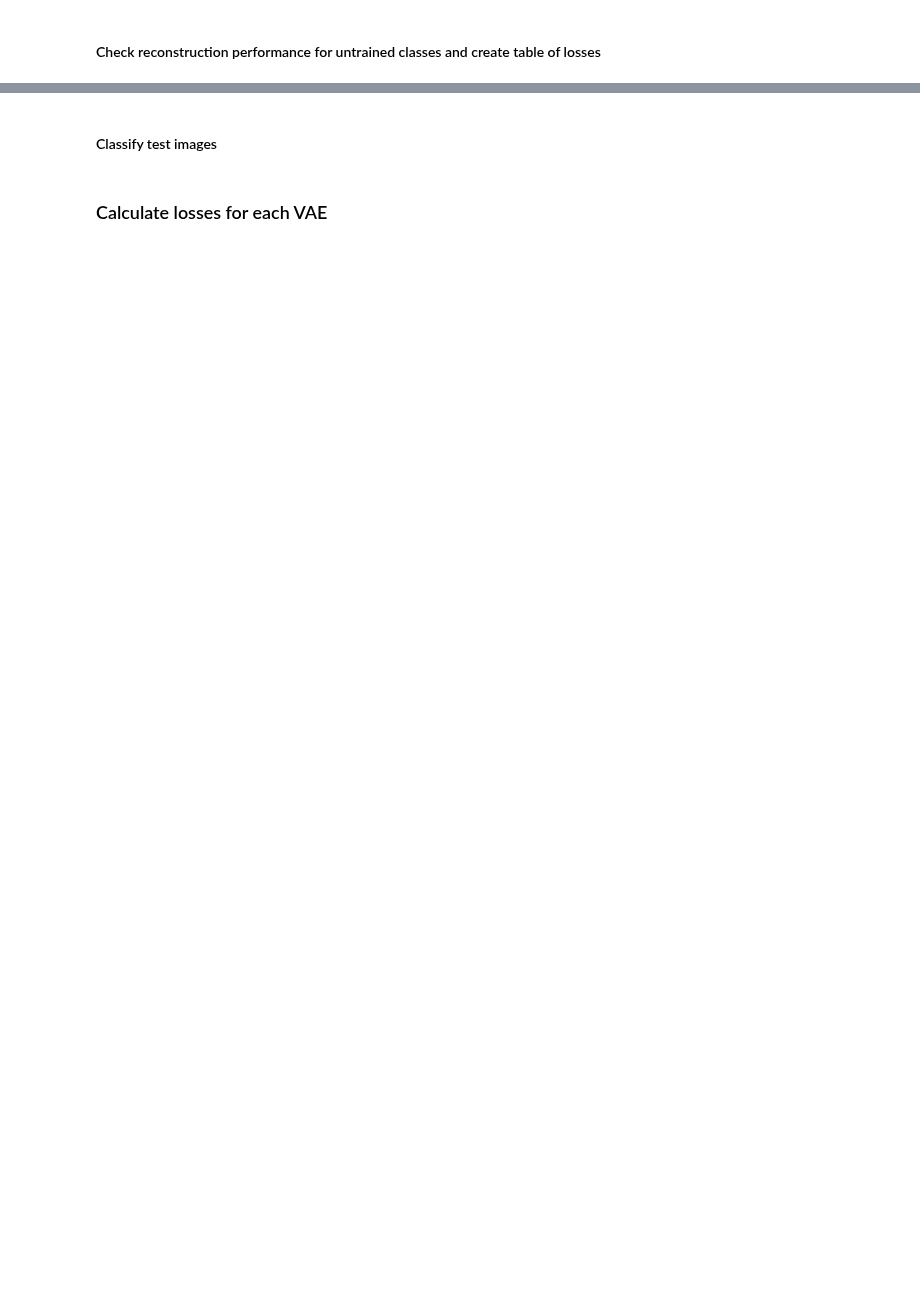
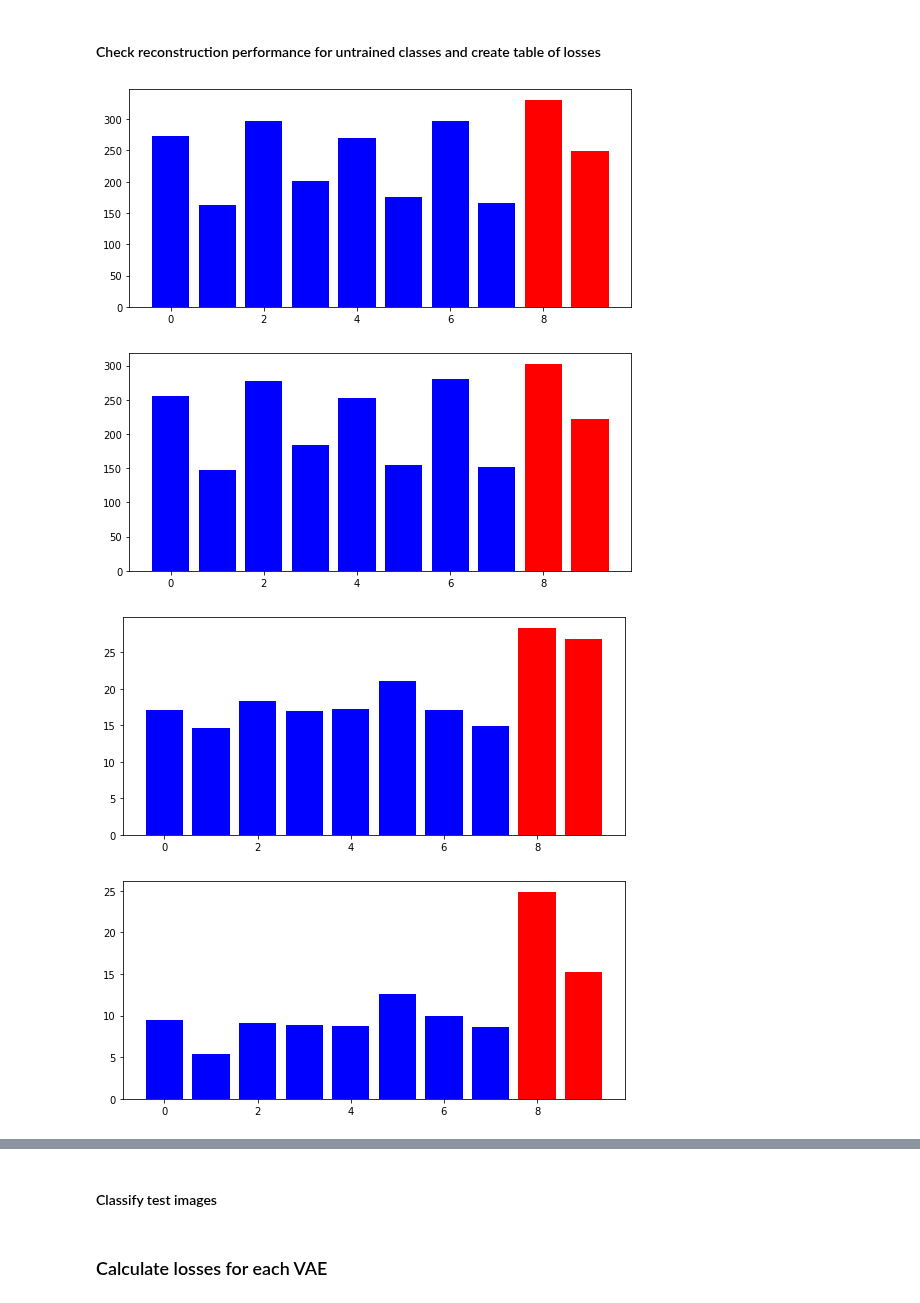
Before and after one commit to lorenzosintini/4YP, a Jupyter notebook: Models_v2/Conv_VAE_Novel_v2.ipynb, the cells around one changed output, grey strips where cells are left out. Saved outputs shown, nothing was run; the diff lists cells and outputs as text; code cells hidden in the pictures; blank space fills up the shorter version.

```diff
--- a/Models_v2/Conv_VAE_Novel_v2.ipynb
+++ b/Models_v2/Conv_VAE_Novel_v2.ipynb
@@ -398,35 +355,57 @@ visualize_latent_space(model_8, 0,800, x_test_8, y_test_8, 0,1)
 # %% [markdown]
 #### Check reconstruction performance for untrained classes and create table of losses
 # %%
-table_of_losses = np.zeros([N_class, N_class])
-for i in range(0,N_class):
-  model = model_dict[str(i)]
-  print('Model trained with class {}'.format(i))
-  plt.figure(figsize=[9,4])
+table_of_losses = np.zeros([N_class, 5])
+for i in range(1):
+  model = model_nov
+  #print('Model trained with class {}'.format(i))
+  plt.figure(1, figsize=[9,4])
+  plt.figure(2, figsize=[9,4])
+  plt.figure(3, figsize=[9,4])
+  plt.figure(4, figsize=[9,4])
+  plt.figure(5, figsize=[9,4])
   for j in range(N_class):
-    test_images = x_test[(y_test==j)]
+    test_images = x_train[(y_train==j)]
     test_images = set_pixels_binary(test_images)
     test_images = test_images.reshape(len(test_images), image_shape[0], image_shape[1], N_image_channels).astype('float32')
-    #_,loss,_ = calculate_ELBO(model,test_images)
-    #loss = -calculate_pixel_squared(model,test_images)
-    loss = calculate_ssim(model, test_images)
-    table_of_losses[j,i] = loss
-    if j==i:
+    loss1,loss2,loss3 = calculate_ELBO(model, test_images)
+    loss4 = -calculate_pixel_squared(model,test_images)
+    loss5 = calculate_ssim(model, test_images)
+    table_of_losses[j,0] = loss1
+    table_of_losses[j,1] = -loss2
+    table_of_losses[j,2] = loss3
+    table_of_losses[j,3] = -loss4
+    table_of_losses[j,4] = loss5
+    if j==8 or j==9:
       color='red'
     else:
       color='blue'
-    plt.bar(j,loss.numpy(),color=color)
-    #print('ELBO loss for class {}: {}'.format(i,loss))
-  plt.show()
+    plt.figure(1)
+    plt.bar(j,loss1.numpy(),color=color)
+    plt.figure(2)
+    plt.bar(j,-loss2.numpy(),color=color)
+    plt.figure(3)
+    plt.bar(j,loss3.numpy(),color=color)
+    plt.figure(4)
+    plt.bar(j,-loss4.numpy(),color=color)
+    plt.figure(5)
+    plt.bar(j,loss5.numpy(),color=color)
+  plt.show(plot1)
+  plt.show(plot3)
 
-for i in range(N_class):
-    table_of_losses[i,:] = table_of_losses[i,:]/np.min(table_of_losses[i,:])
+#for i in range(N_class):
+#    table_of_losses[i,:] = table_of_losses[i,:]/np.min(table_of_losses[i,:])
 
 index = list(str('-') * N_class)
 columns = list(str('-') * (N_class))
 for i in range(N_class):
     index[i]= 'Class '+ str(i)
     columns[i] = 'Model ' + str(i)
 
-table_loss = pd.DataFrame.from_records(np.around(table_of_losses, decimals=2), index=index, columns=columns)
+table_loss = pd.DataFrame.from_records(np.around(np.transpose(table_of_losses), decimals=2), index=['Loss1', 'Loss2', 'Loss3', 'Loss4', 'Loss5'])
 table_loss
+# %% [output]
+[figure, added]
+[figure, added]
+[figure, added]
+[figure, added]
```
Also changed, not shown: parts of 12 cells of this notebook.
